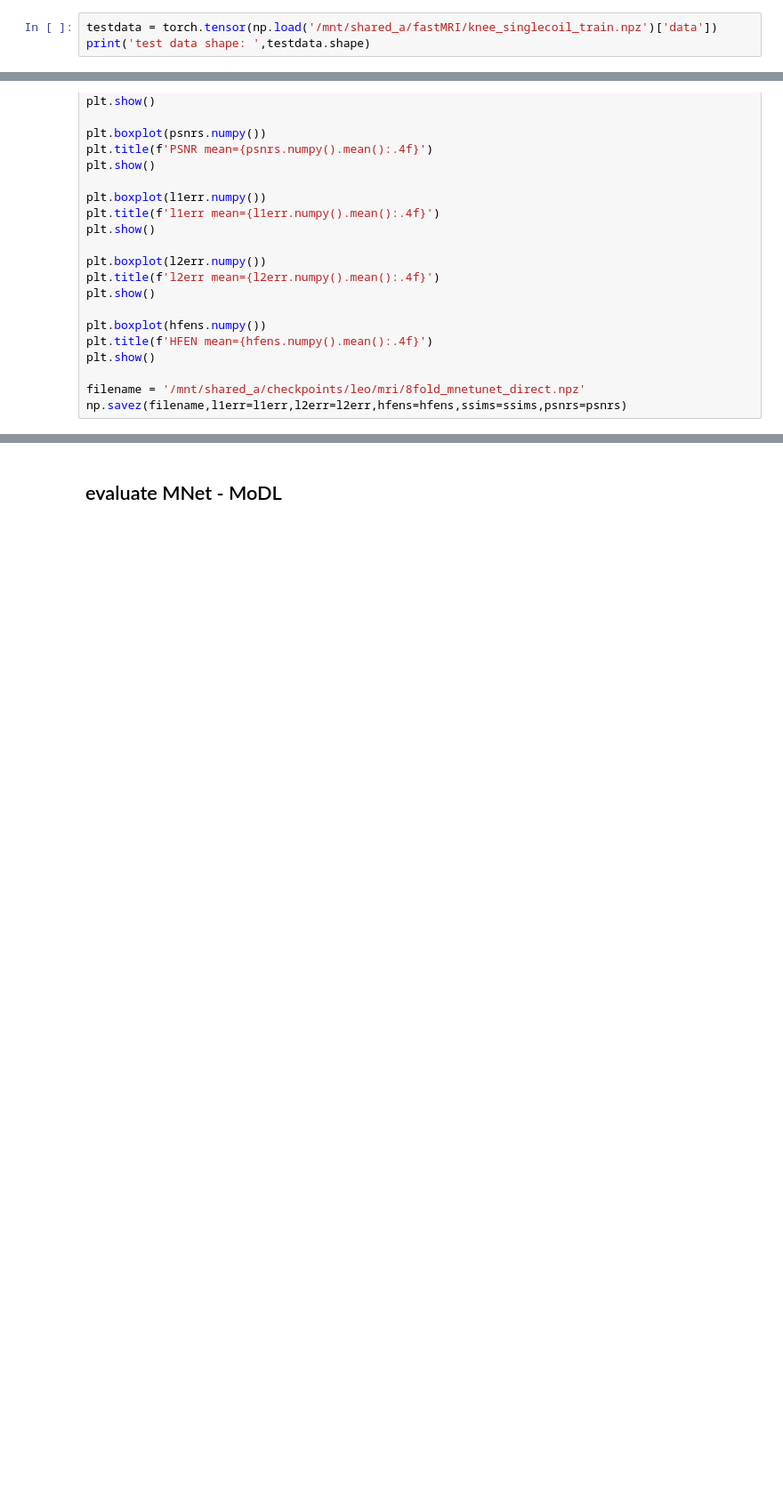
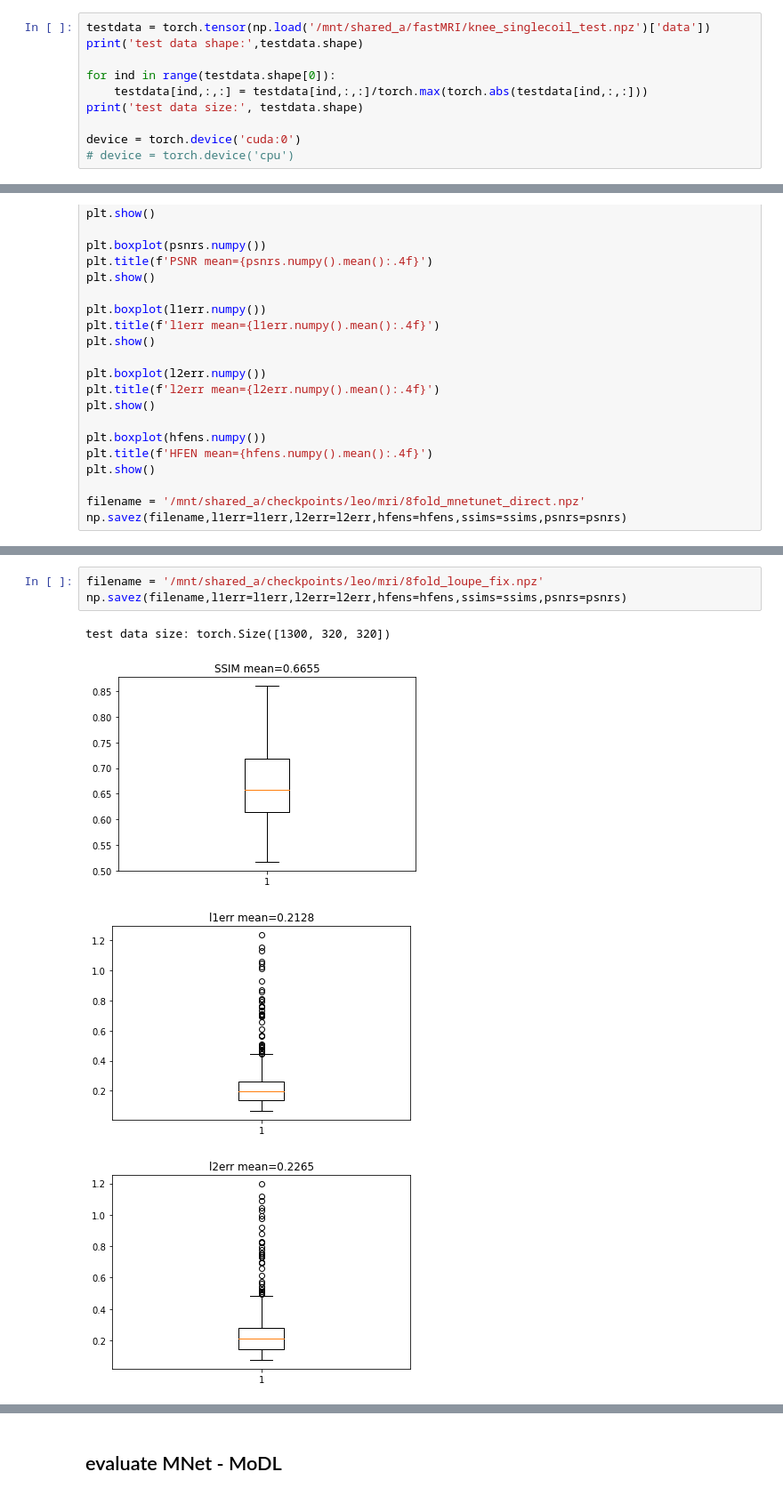
Before and after one commit to zhishenhuang/mri, a Jupyter notebook: test_and_makefigure.ipynb, the cells around one changed output, grey strips where cells are left out. Shown at 89% size. Saved outputs shown, nothing was run; the diff lists cells and outputs as text; blank space fills up the shorter version.

```diff
--- a/test_and_makefigure.ipynb
+++ b/test_and_makefigure.ipynb
@@ -33,3 +33,10 @@ random.seed(0)
 # %%
-testdata = torch.tensor(np.load('/mnt/shared_a/fastMRI/knee_singlecoil_train.npz')['data'])
-print('test data shape: ',testdata.shape)
+testdata = torch.tensor(np.load('/mnt/shared_a/fastMRI/knee_singlecoil_test.npz')['data'])
+print('test data shape:',testdata.shape)
+
+for ind in range(testdata.shape[0]):
+    testdata[ind,:,:] = testdata[ind,:,:]/torch.max(torch.abs(testdata[ind,:,:]))
+print('test data size:', testdata.shape)
+
+device = torch.device('cuda:0')
+# device = torch.device('cpu')
@@ -301,0 +221,8 @@ np.savez(filename,l1err=l1err,l2err=l2err,hfens=hfens,ssims=ssims,psnrs=psnrs)
+# %%
+filename = '/mnt/shared_a/checkpoints/leo/mri/8fold_loupe_fix.npz'
+np.savez(filename,l1err=l1err,l2err=l2err,hfens=hfens,ssims=ssims,psnrs=psnrs)
+# %% [output]
+test data size: torch.Size([1300, 320, 320])
+[figure, added]
+[figure, added]
+[figure, added]
```
Also changed, not shown: parts of 91 cells of this notebook, 5 other files.
